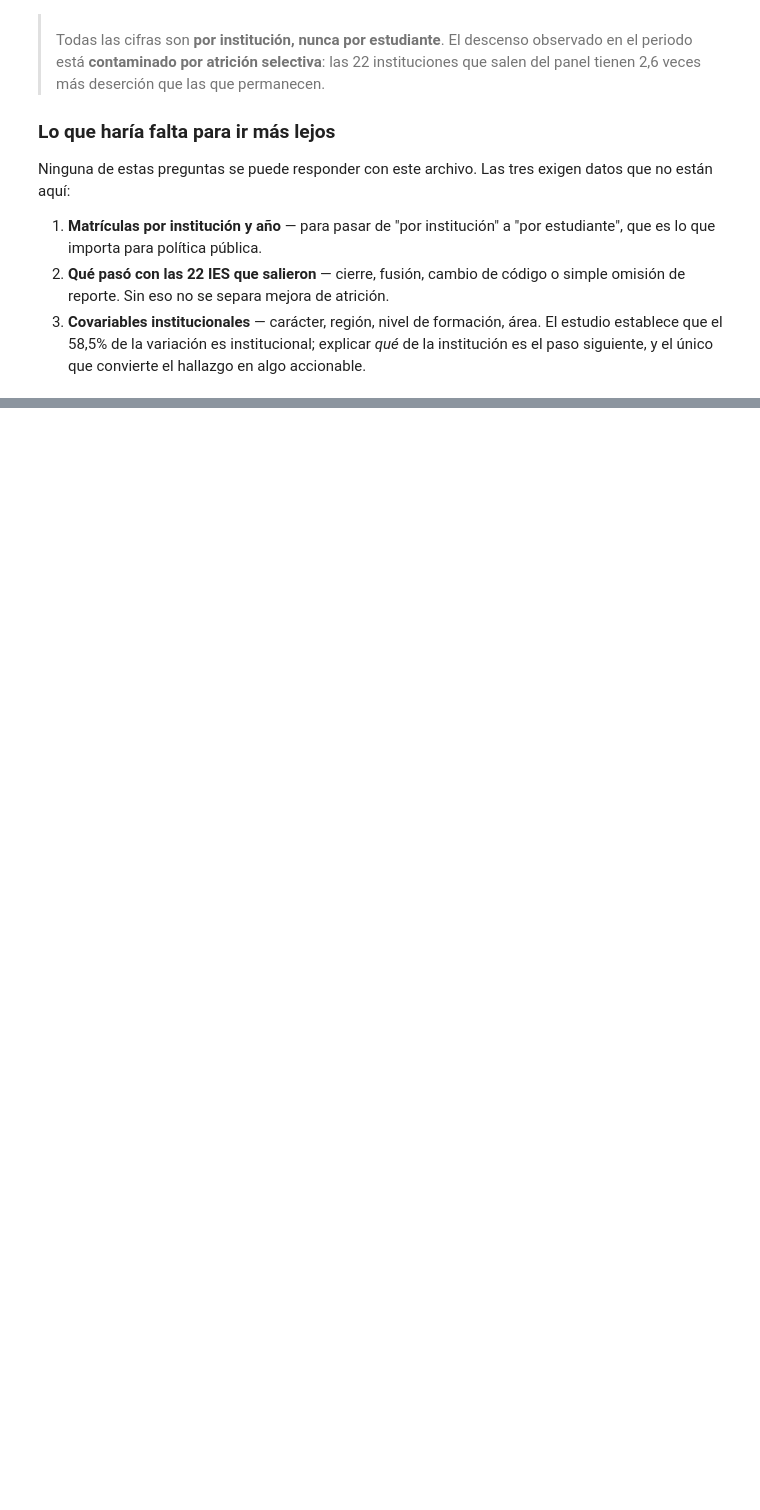
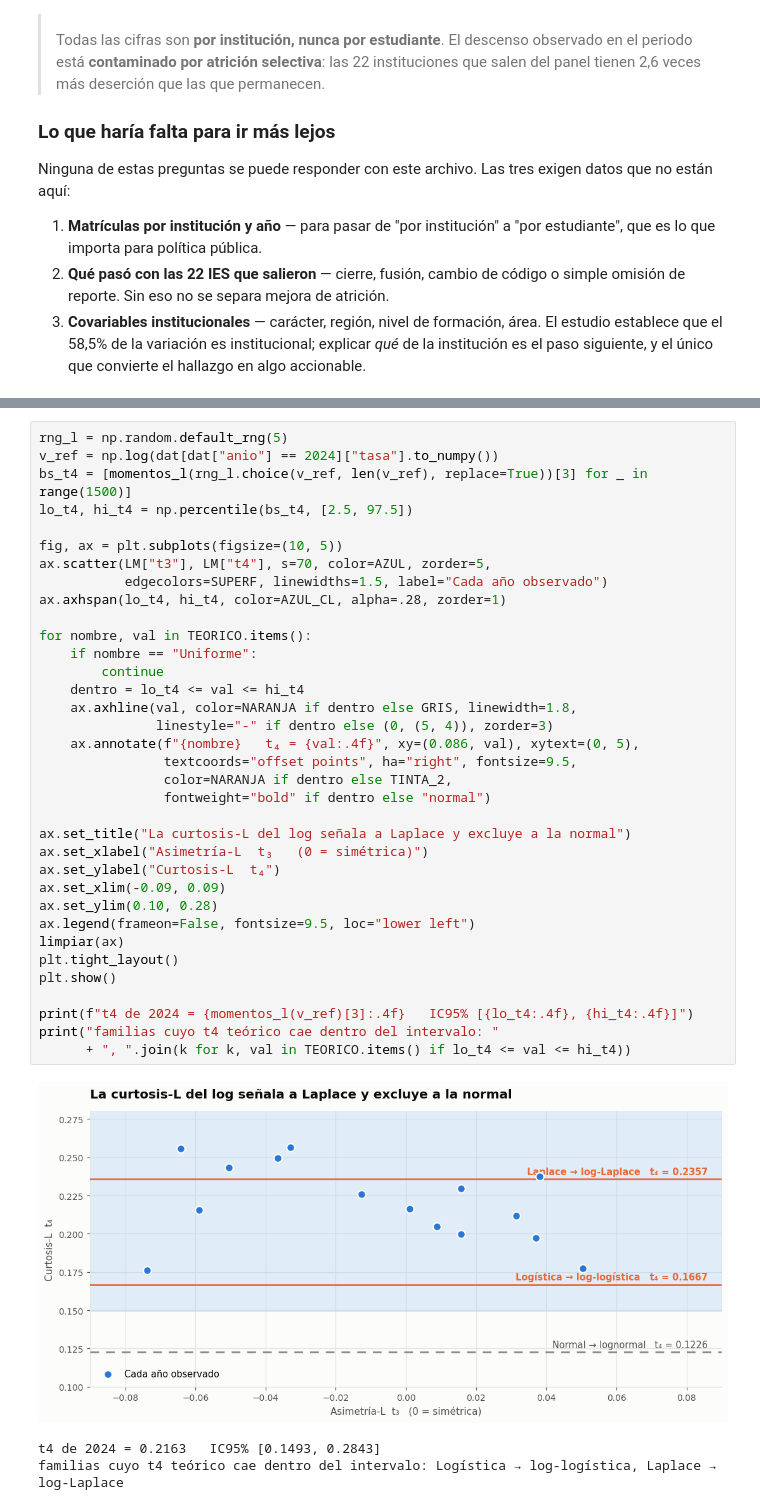
Before and after one commit to Nicolaserd/desercion-ies-colombia, a Jupyter notebook: DISPERSION_DESERCION.ipynb, the cells around one changed output, grey strips where cells are left out. Cells and saved outputs as stored; diff of their text form; blank space fills up the shorter version.

```diff
--- a/DISPERSION_DESERCION.ipynb
+++ b/DISPERSION_DESERCION.ipynb
@@ -2519,0 +2687,39 @@ datos que no están aquí:
+# %%
+rng_l = np.random.default_rng(5)
+v_ref = np.log(dat[dat["anio"] == 2024]["tasa"].to_numpy())
+bs_t4 = [momentos_l(rng_l.choice(v_ref, len(v_ref), replace=True))[3] for _ in range(1500)]
+lo_t4, hi_t4 = np.percentile(bs_t4, [2.5, 97.5])
+
+fig, ax = plt.subplots(figsize=(10, 5))
+ax.scatter(LM["t3"], LM["t4"], s=70, color=AZUL, zorder=5,
+           edgecolors=SUPERF, linewidths=1.5, label="Cada año observado")
+ax.axhspan(lo_t4, hi_t4, color=AZUL_CL, alpha=.28, zorder=1)
+
+for nombre, val in TEORICO.items():
+    if nombre == "Uniforme":
+        continue
+    dentro = lo_t4 <= val <= hi_t4
+    ax.axhline(val, color=NARANJA if dentro else GRIS, linewidth=1.8,
+               linestyle="-" if dentro else (0, (5, 4)), zorder=3)
+    ax.annotate(f"{nombre}   t₄ = {val:.4f}", xy=(0.086, val), xytext=(0, 5),
+                textcoords="offset points", ha="right", fontsize=9.5,
+                color=NARANJA if dentro else TINTA_2,
+                fontweight="bold" if dentro else "normal")
+
+ax.set_title("La curtosis-L del log señala a Laplace y excluye a la normal")
+ax.set_xlabel("Asimetría-L  t₃   (0 = simétrica)")
+ax.set_ylabel("Curtosis-L  t₄")
+ax.set_xlim(-0.09, 0.09)
+ax.set_ylim(0.10, 0.28)
+ax.legend(frameon=False, fontsize=9.5, loc="lower left")
+limpiar(ax)
+plt.tight_layout()
+plt.show()
+
+print(f"t4 de 2024 = {momentos_l(v_ref)[3]:.4f}   IC95% [{lo_t4:.4f}, {hi_t4:.4f}]")
+print("familias cuyo t4 teórico cae dentro del intervalo: "
+      + ", ".join(k for k, val in TEORICO.items() if lo_t4 <= val <= hi_t4))
+# %% [output]
+[figure, added]
+t4 de 2024 = 0.2163   IC95% [0.1493, 0.2843]
+familias cuyo t4 teórico cae dentro del intervalo: Logística → log-logística, Laplace → log-Laplace
```
Also changed, not shown: parts of 15 cells of this notebook, 1 other file.
